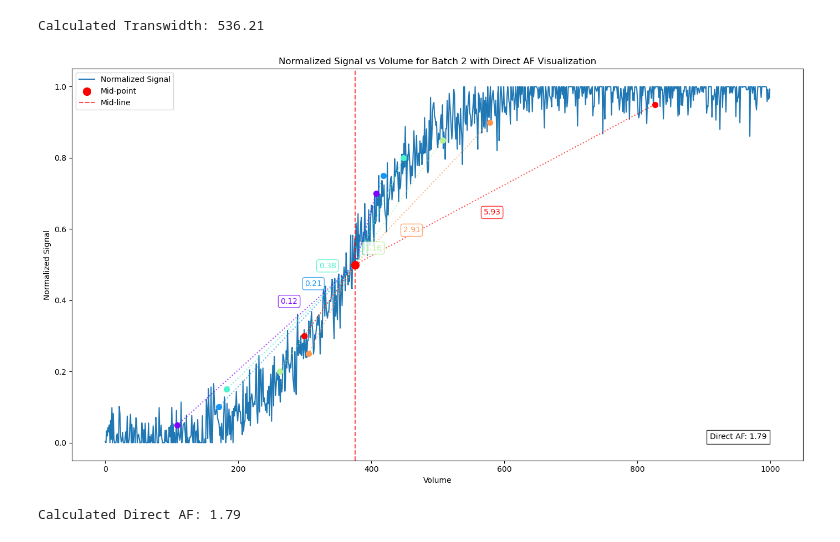
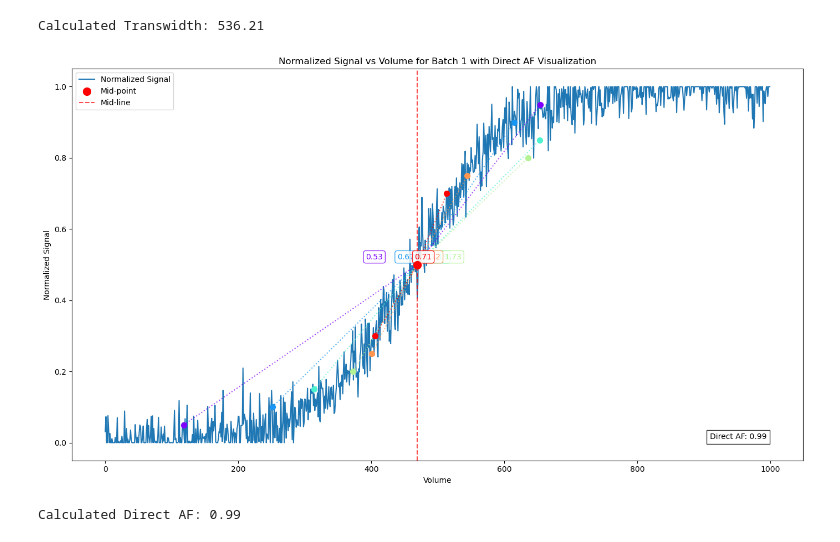
Before and after one commit to vincentgaul/direct_transitional_analysis, a Jupyter notebook: TA.ipynb, the cells around one changed output. Saved outputs shown, nothing was run; the diff lists cells and outputs as text; code cells hidden in the pictures.

Commit message:
updated pairs in DirectAF

```diff
--- a/TA.ipynb
+++ b/TA.ipynb
@@ -365,7 +311,7 @@ def calculate_and_plot_direct_af(df, batch_number):
 
     # Define thresholds
     thresholds_low = [0.05, 0.10, 0.15, 0.20, 0.25, 0.30]
-    thresholds_high = [0.70, 0.75, 0.80, 0.85, 0.90, 0.95]
+    thresholds_high = [0.95, 0.90, 0.85, 0.80, 0.75, 0.70]
 
     # Calculate cv_mid
     cv_mid = interp_func(0.5)
@@ -399,33 +345,33 @@ def calculate_and_plot_direct_af(df, batch_number):
         plt.scatter([cv_a, cv_b], [low, high], color=colors[i], s=50, zorder=5)
         plt.plot([cv_a, cv_mid, cv_b], [low, 0.5, high], color=colors[i], linestyle=':', alpha=0.7)
 
         # Add ratio value to the plot
         mid_x = (cv_a + cv_b) / 2
         mid_y = (low + high) / 2
         plt.annotate(f'{ratio:.2f}', (mid_x, mid_y), color=colors[i],
                      xytext=(5, 5), textcoords='offset points',
                      bbox=dict(boxstyle="round,pad=0.3", fc="white", ec=colors[i], alpha=0.8),
                      ha='left', va='bottom')
 
     plt.title(f'Normalized Signal vs Volume for Batch {batch_number} with Direct AF Visualization')
     plt.xlabel('Volume')
     plt.ylabel('Normalized Signal')
     plt.legend()
 
     # Add text annotation for Direct AF value
     plt.text(0.95, 0.05, f'Direct AF: {direct_af:.2f}',
              horizontalalignment='right', verticalalignment='bottom',
              transform=plt.gca().transAxes,
              bbox=dict(facecolor='white', edgecolor='black', alpha=0.8))
 
     plt.tight_layout()
     plt.show()
 
     return direct_af
 
 # Example usage:
-direct_af = calculate_and_plot_direct_af(df_final, 2)  # Plot for Batch 1
+direct_af = calculate_and_plot_direct_af(df_final, 1)  # Plot for Batch 1
 print(f"Calculated Direct AF: {direct_af:.2f}")
 # %% [output]
-[figure, old version]
+[figure, new version]
-Calculated Direct AF: 1.79
+Calculated Direct AF: 0.99
```
Also changed, not shown: parts of 11 cells of this notebook.
